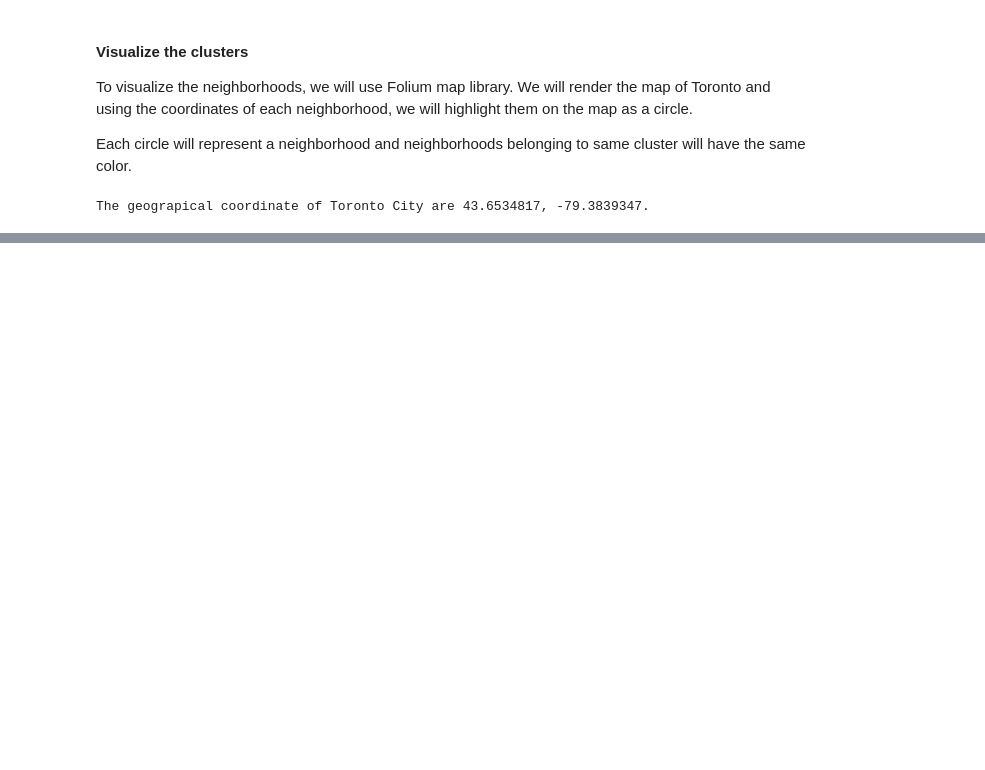
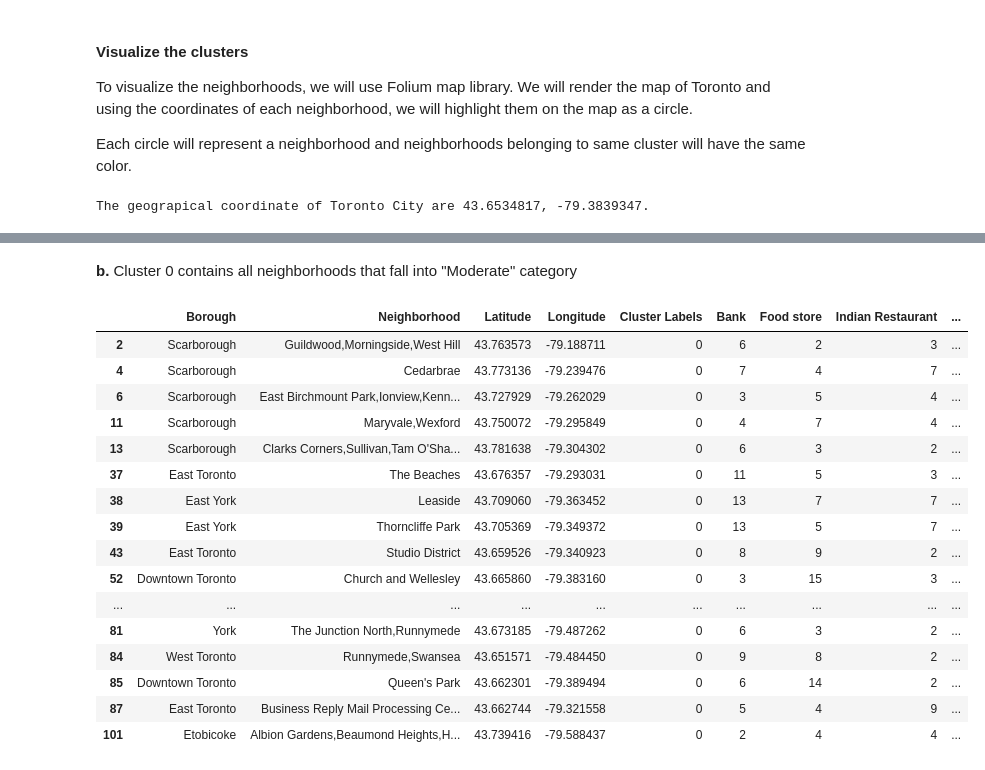
Before and after one commit to iindrajeet07/Coursera_Capstone, a Jupyter notebook: Toronto neighborhood analysis for an Indian family.ipynb, the cells around one changed output, grey strips where cells are left out. Drawn from its saved outputs; the diff is of its cells as text; code cells hidden in the pictures; blank space fills up the shorter version.

```diff
--- a/Toronto neighborhood analysis for an Indian family.ipynb
+++ b/Toronto neighborhood analysis for an Indian family.ipynb
@@ -542,0 +604,22 @@ Toronto Neighborhoods:
+# %% [markdown]
+**b.** Cluster 0 contains all neighborhoods that fall into "Moderate" category
+# %%
+Toronto_merged.loc[Toronto_merged['Cluster Labels']==0]
+# %% [output]
+|  | Borough | Neighborhood | Latitude | Longitude | Cluster Labels | Bank | Food store | Indian Restaurant | ... |
+| 2 | Scarborough | Guildwood,Morningside,West Hill | 43.763573 | -79.188711 | 0 | 6 | 2 | 3 | ... |
+| 4 | Scarborough | Cedarbrae | 43.773136 | -79.239476 | 0 | 7 | 4 | 7 | ... |
+| 6 | Scarborough | East Birchmount Park,Ionview,Kenn... | 43.727929 | -79.262029 | 0 | 3 | 5 | 4 | ... |
+| 11 | Scarborough | Maryvale,Wexford | 43.750072 | -79.295849 | 0 | 4 | 7 | 4 | ... |
+| 13 | Scarborough | Clarks Corners,Sullivan,Tam O'Sha... | 43.781638 | -79.304302 | 0 | 6 | 3 | 2 | ... |
+| 37 | East Toronto | The Beaches | 43.676357 | -79.293031 | 0 | 11 | 5 | 3 | ... |
+| 38 | East York | Leaside | 43.709060 | -79.363452 | 0 | 13 | 7 | 7 | ... |
+| 39 | East York | Thorncliffe Park | 43.705369 | -79.349372 | 0 | 13 | 5 | 7 | ... |
+| 43 | East Toronto | Studio District | 43.659526 | -79.340923 | 0 | 8 | 9 | 2 | ... |
+| 52 | Downtown Toronto | Church and Wellesley | 43.665860 | -79.383160 | 0 | 3 | 15 | 3 | ... |
+| ... | ... | ... | ... | ... | ... | ... | ... | ... | ... |
+| 81 | York | The Junction North,Runnymede | 43.673185 | -79.487262 | 0 | 6 | 3 | 2 | ... |
+| 84 | West Toronto | Runnymede,Swansea | 43.651571 | -79.484450 | 0 | 9 | 8 | 2 | ... |
+| 85 | Downtown Toronto | Queen's Park | 43.662301 | -79.389494 | 0 | 6 | 14 | 2 | ... |
+| 87 | East Toronto | Business Reply Mail Processing Ce... | 43.662744 | -79.321558 | 0 | 5 | 4 | 9 | ... |
+| 101 | Etobicoke | Albion Gardens,Beaumond Heights,H... | 43.739416 | -79.588437 | 0 | 2 | 4 | 4 | ... |
```
Also changed, not shown: parts of 47 cells of this notebook.
